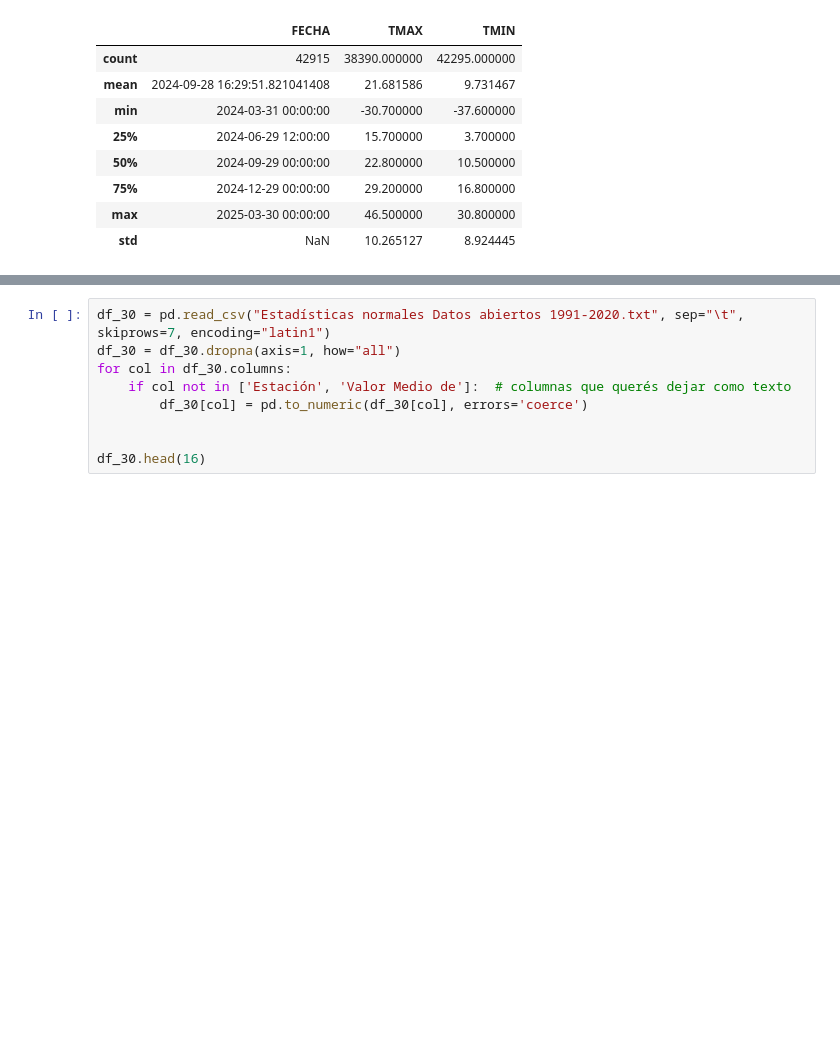
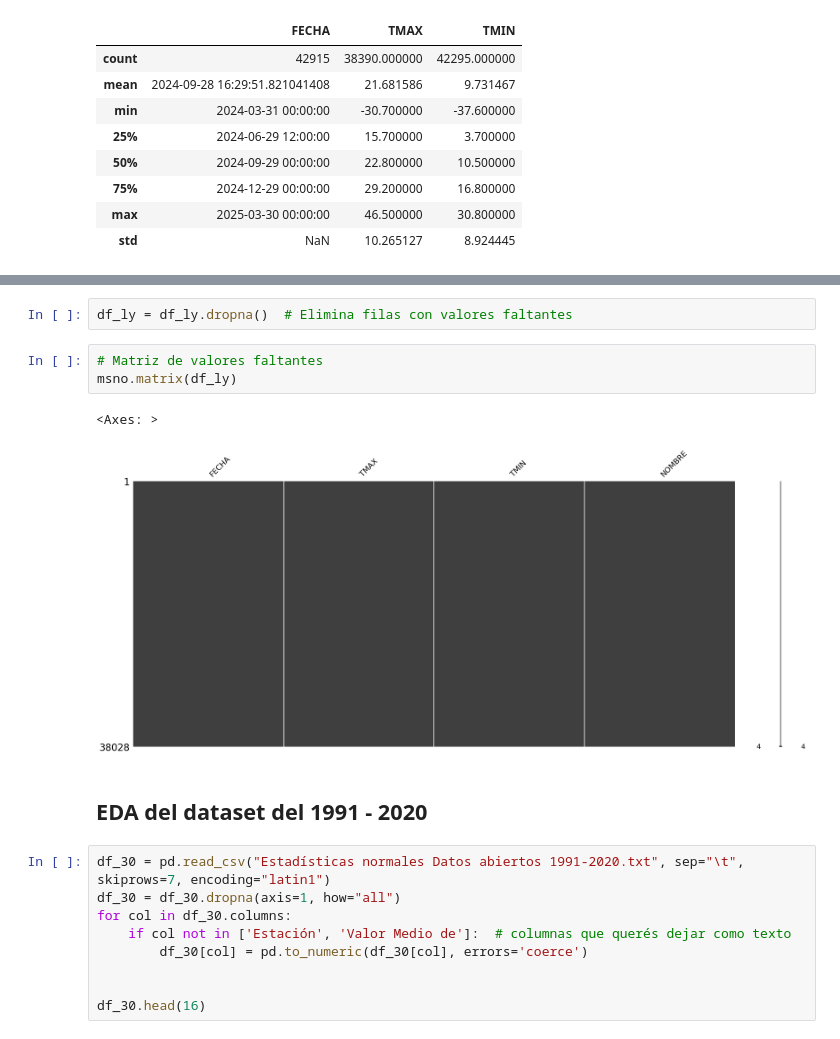
Before and after one commit to jFet1/CEIA-19Co2024, a Jupyter notebook: 2 Bimestre/AdD/Trabajo_final_juan.ipynb, the cells around one changed output, grey strips where cells are left out. Cells and saved outputs as stored; diff of their text form; blank space fills up the shorter version.

```diff
--- a/2 Bimestre/AdD/Trabajo_final_juan.ipynb
+++ b/2 Bimestre/AdD/Trabajo_final_juan.ipynb
@@ -107,3 +177,13 @@ Estadística descriptiva de las numéricas:
+# %%
+df_ly = df_ly.dropna()  # Elimina filas con valores faltantes
+# %%
+# Matriz de valores faltantes
+msno.matrix(df_ly)
+# %% [output]
+<Axes: >
+[figure, added]
+# %% [markdown]
+## EDA del dataset del 1991 - 2020
 # %%
 df_30 = pd.read_csv("Estadísticas normales Datos abiertos 1991-2020.txt", sep="\t", skiprows=7, encoding="latin1")
 df_30 = df_30.dropna(axis=1, how="all")
```
Also changed, not shown: parts of 12 cells of this notebook.
